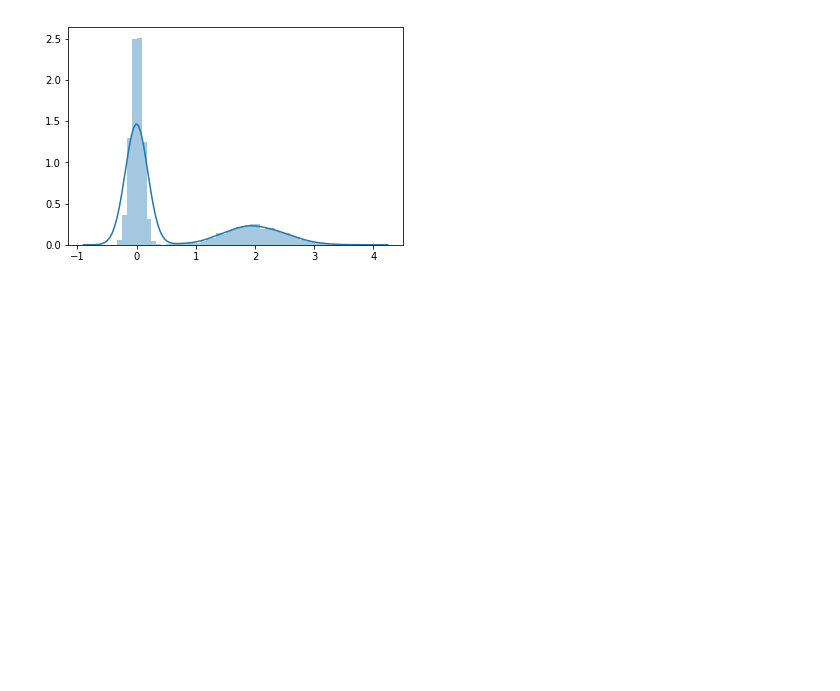
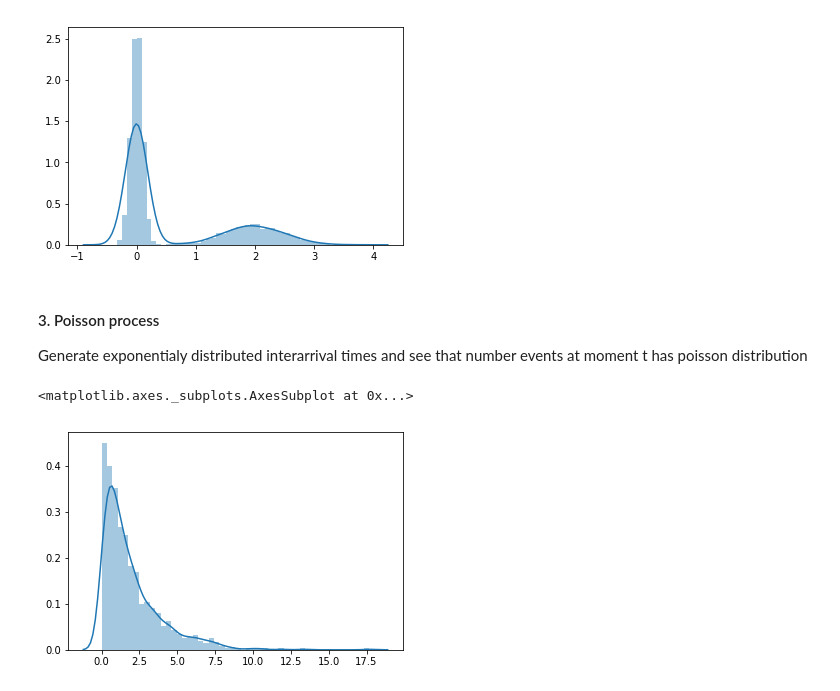
Before and after one commit to sievlev/performance-analysis, a Jupyter notebook: simulation.ipynb, the cells around one changed output. Cells and saved outputs as stored; diff of their text form; code cells hidden in the pictures; blank space fills up the shorter version.

Commit message:
Added poisson process

```diff
--- a/simulation.ipynb
+++ b/simulation.ipynb
@@ -47,3 +47,13 @@ sns.distplot(dist3, bins=50)
 # %% [output]
 <matplotlib.axes._subplots.AxesSubplot at 0x...>
 [figure]
+# %% [markdown]
+#### 3. Poisson process
+
+Generate exponentialy distributed interarrival times and see that number events at moment t has poisson distribution
+# %%
+interarrivals = np.random.exponential(scale=2.0, size=1000)
+sns.distplot(interarrivals, bins=50)
+# %% [output]
+<matplotlib.axes._subplots.AxesSubplot at 0x...>
+[figure, added]
```
Also changed, not shown: parts of 2 cells of this notebook.
